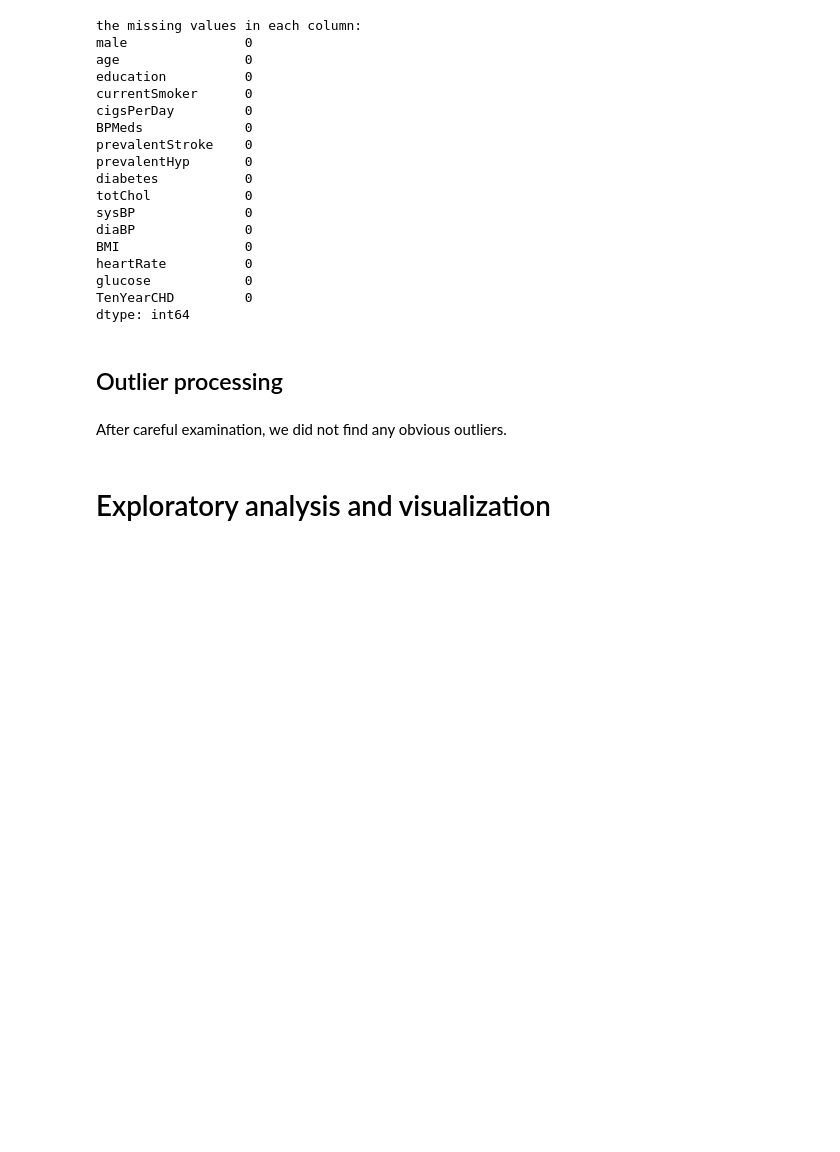
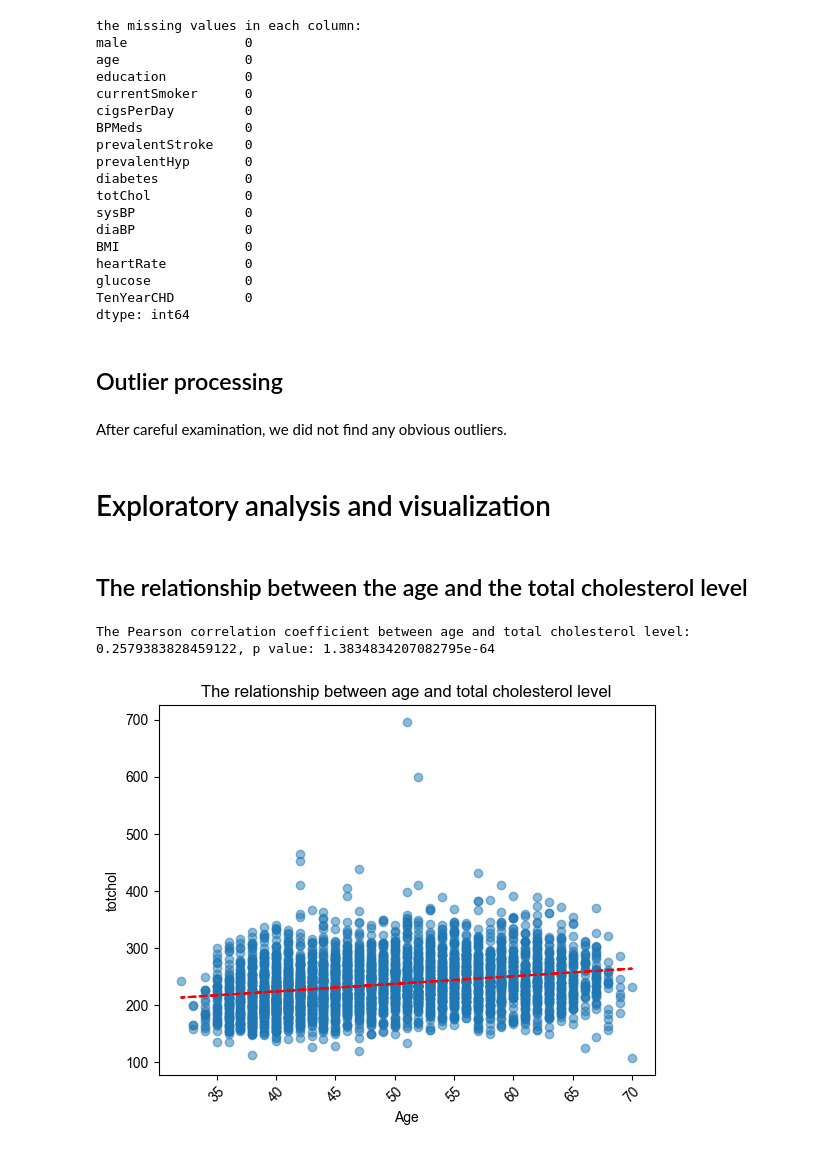
Before and after one commit to xuyihaowwa123/CHD_data_analysis2, a Jupyter notebook: CHD_data_analysis.ipynb, the cells around one changed output. Cells and saved outputs as stored; diff of their text form; code cells hidden in the pictures; blank space fills up the shorter version.

```diff
--- a/CHD_data_analysis.ipynb
+++ b/CHD_data_analysis.ipynb
@@ -507,3 +509,26 @@ dtype: int64
 After careful examination, we did not find any obvious outliers.
 # %% [markdown]
 # Exploratory analysis and visualization
+# %% [markdown]
+## The relationship between the age and the total cholesterol level
+# %%
+# Calculate the Pearson correlation coefficient and p-value between age and total cholesterol level.
+corr, p_value = stats.pearsonr(df['age'], df['totChol'])
+
+print(f'The Pearson correlation coefficient between age and total cholesterol level: {corr}, p value: {p_value}')
+
+# Draw a scatter plot and add a trend line
+plt.scatter(df['age'], df['totChol'], alpha=0.5)
+plt.title('The relationship between age and total cholesterol level')
+plt.xlabel('Age')
+plt.xticks(rotation=45)
+plt.ylabel('totchol')
+
+# trend line
+z = np.polyfit(df['age'], df['totChol'], 1)
+p = np.poly1d(z)
+plt.plot(df['age'], p(df['age']), "r--")
+plt.show()
+# %% [output]
+The Pearson correlation coefficient between age and total cholesterol level: 0.2579383828459122, p value: 1.3834834207082795e-64
+[figure, added]
```
Also changed, not shown: parts of 2 cells of this notebook.
